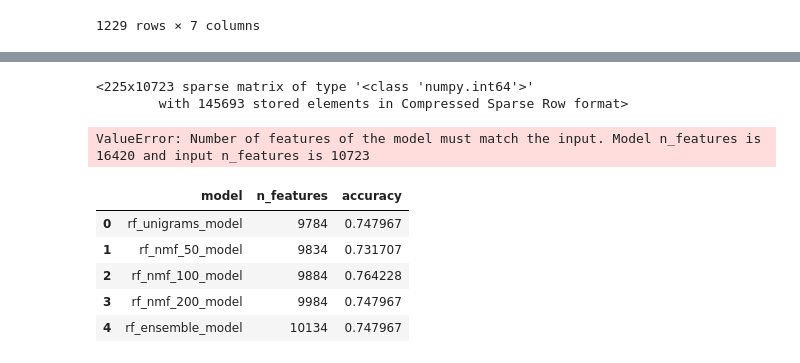
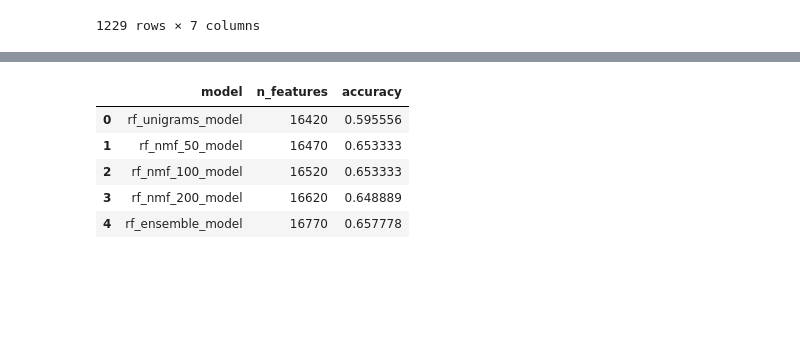
Before and after one commit to Intelligent-Systems-Phystech/2018-Project-1, a Jupyter notebook: Akhiarov2018Project1/basic code. task.ipynb, the cells around one changed output, grey strips where cells are left out. Saved outputs shown, nothing was run; the diff lists cells and outputs as text; code cells hidden in the pictures; blank space fills up the shorter version.

```diff
--- a/Akhiarov2018Project1/basic code. task.ipynb
+++ b/Akhiarov2018Project1/basic code. task.ipynb
@@ -326,25 +327,25 @@ rf_unigrams_model.fit(unigrams_train_features, y_train)
 print('rf_unigrams_model trained')
 
 # 2. NMF 50
-rf_nmf_50_model = RandomForestClassifier()
+rf_nmf_50_model = RandomForestClassifier(n_estimators=2000)
 rf_nmf_50_model.fit(nmf_50_x_train, y_train)
 
 print('rf_nmf_50_model trained')
 
 # 3. NMF 100
-rf_nmf_100_model = RandomForestClassifier()
+rf_nmf_100_model = RandomForestClassifier(n_estimators=2000)
 rf_nmf_100_model.fit(nmf_100_x_train, y_train)
 
 print('rf_nmf_100_model trained')
 
 # 4. NMF 200
-rf_nmf_200_model = RandomForestClassifier()
+rf_nmf_200_model = RandomForestClassifier(n_estimators=2000)
 rf_nmf_200_model.fit(nmf_200_x_train, y_train)
 
 print('rf_nmf_200_model trained')
 
 # 5. Ensemble
-rf_ensemble_model = RandomForestClassifier()
+rf_ensemble_model = RandomForestClassifier(n_estimators=2000)
 rf_ensemble_model.fit(ensemble_x_train, y_train)
 
 print('rf_ensemble_model trained')
@@ -394,4 +394,0 @@ finished. time elapsed: 1.74 sec
-# %%
-rf_unigrams_model = RandomForestClassifier()
-rf_unigrams_model.fit(unigrams_train_features, y_train)
-rf_unigrams_model.predict(unigrams_test_features)
@@ -407,53 +395,41 @@ ValueError: Number of features of the model must match the input. Model n_featur
-# %%
-#rf_unigrams_model.apply(
-unigrams_val_features#)
-# %% [output]
-<225x10723 sparse matrix of type '<class 'numpy.int64'>'
-        with 145693 stored elements in Compressed Sparse Row format>
-# %%
-#accuracy_score(
-#y_val
-rf_unigrams_model.predict(unigrams_val_features)
-# %% [output]
-ValueError: Number of features of the model must match the input. Model n_features is 16420 and input n_features is 10723
 # %%
 ############################################
 ################## PART 7 ##################
 ############################################
 
 # calculate quality measures
 
 # 1. Unigrams
 # example: rf_unigrams_quality = Quality(y_true, y_pred)
-rf_unigrams_quality = accuracy_score(y_val, clf_unigrams.predict(unigrams_train_features))
+rf_unigrams_quality = accuracy_score(y_val, rf_unigrams_model.predict(unigrams_val_features))
 
 # 2. NMF 50
-rf_nmf_50_quality =
+rf_nmf_50_quality = accuracy_score(y_val, rf_nmf_50_model.predict(nmf_50_x_val))
 
 # 3. NMF 100
-rf_nmf_100_quality =
+rf_nmf_100_quality = accuracy_score(y_val, rf_nmf_100_model.predict(nmf_100_x_val))
 
 # 4. NMF 200
-rf_nmf_200_quality =
+rf_nmf_200_quality = accuracy_score(y_val, rf_nmf_200_model.predict(nmf_200_x_val))
 
 # 5. Ensemble
-rf_ensemble_quality =
+rf_ensemble_quality = accuracy_score(y_val, rf_ensemble_model.predict(ensemble_x_val))
 
 # save results
 results = pd.DataFrame({'model': ['rf_unigrams_model', 'rf_nmf_50_model',
                                   'rf_nmf_100_model', 'rf_nmf_200_model', 'rf_ensemble_model'],
                         'n_features': [rf_unigrams_model.n_features_, rf_nmf_50_model.n_features_,
                                        rf_nmf_100_model.n_features_, rf_nmf_200_model.n_features_,
                                        rf_ensemble_model.n_features_],
                         'accuracy': [rf_unigrams_quality, rf_nmf_50_quality,
                                      rf_nmf_100_quality, rf_nmf_200_quality, rf_ensemble_quality]},
                        columns=['model', 'n_features', 'accuracy'])
 results.to_csv('data/results.csv', index=False)
 results
 # %% [output]
 |  | model | n_features | accuracy |
-| 0 | rf_unigrams_model | 9784 | 0.747967 |
-| 1 | rf_nmf_50_model | 9834 | 0.731707 |
-| 2 | rf_nmf_100_model | 9884 | 0.764228 |
-| 3 | rf_nmf_200_model | 9984 | 0.747967 |
-| 4 | rf_ensemble_model | 10134 | 0.747967 |
+| 0 | rf_unigrams_model | 16420 | 0.595556 |
+| 1 | rf_nmf_50_model | 16470 | 0.653333 |
+| 2 | rf_nmf_100_model | 16520 | 0.653333 |
+| 3 | rf_nmf_200_model | 16620 | 0.648889 |
+| 4 | rf_ensemble_model | 16770 | 0.657778 |
```
Also changed, not shown: parts of 4 cells of this notebook.
